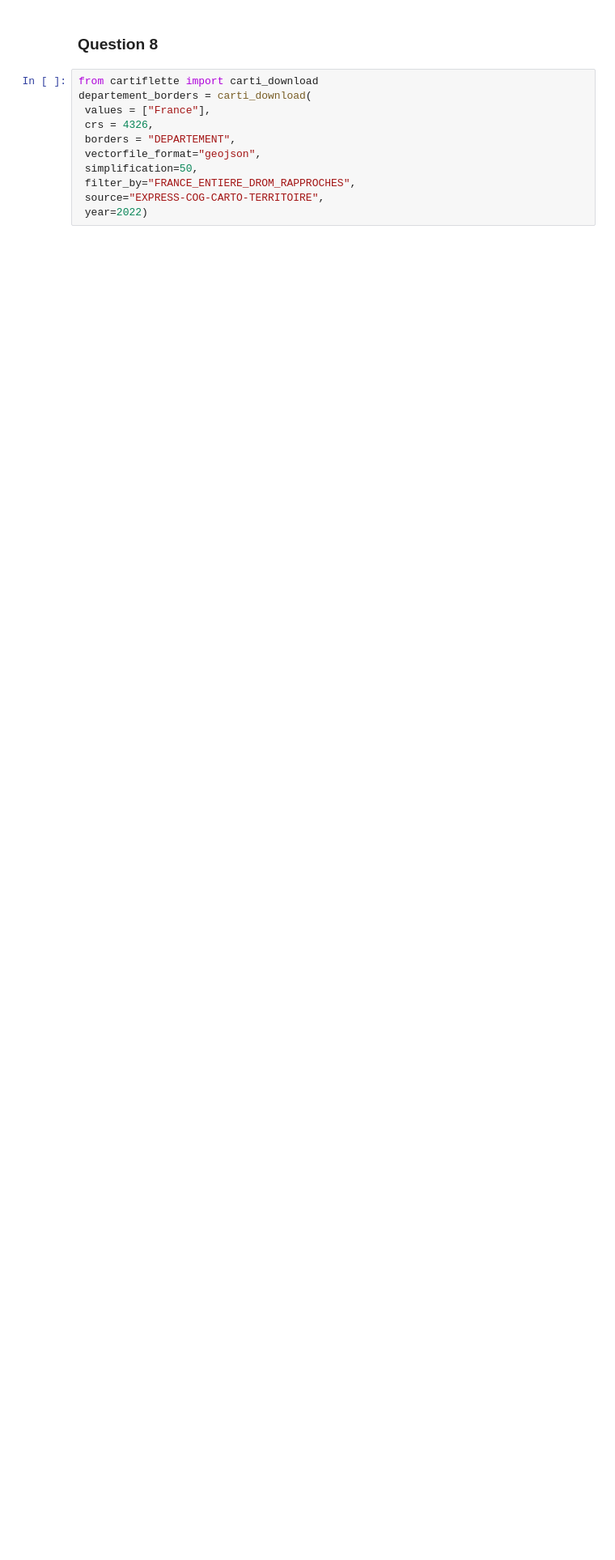
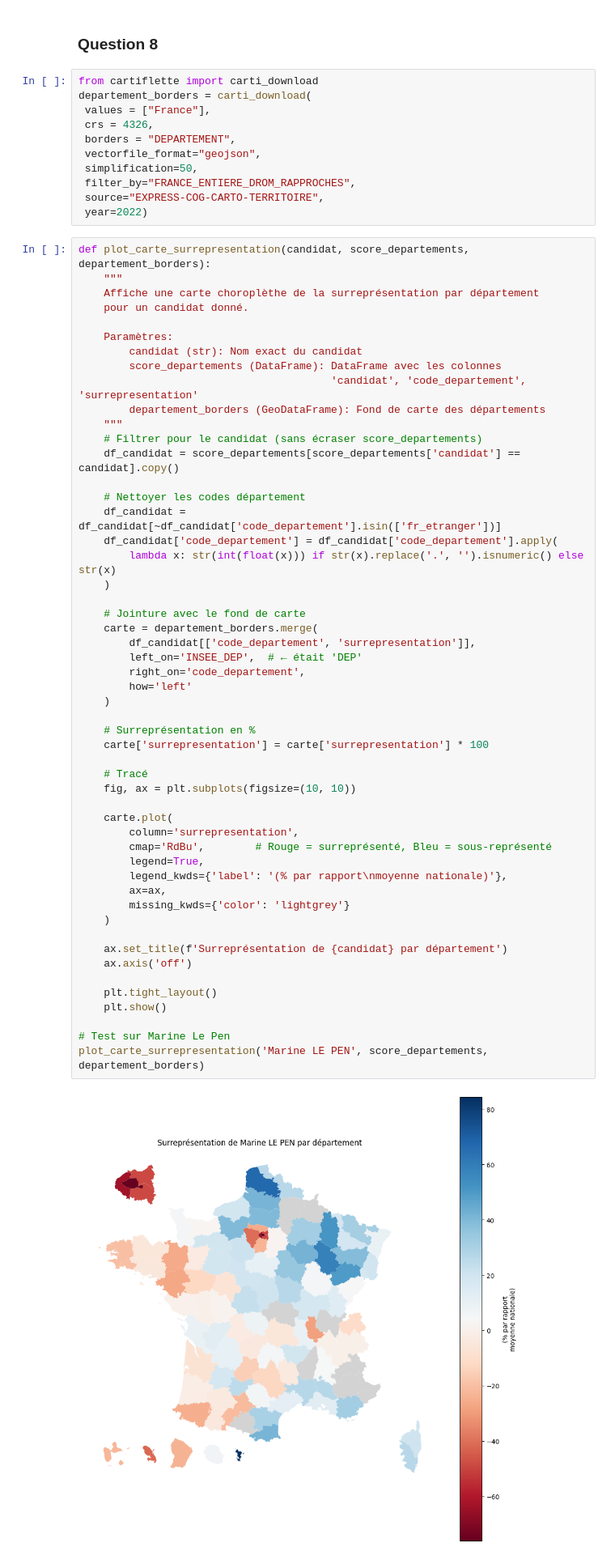
Before and after one commit to Ameane/DM_Python_pour_la_datascience_GROUPE_1B, a Jupyter notebook: main.ipynb, the cells around one changed output. Shown at 81% size. Drawn from its saved outputs; the diff is of its cells as text; blank space fills up the shorter version.

```diff
--- a/main.ipynb
+++ b/main.ipynb
@@ -255,3 +255,57 @@ departement_borders = carti_download(
  filter_by="FRANCE_ENTIERE_DROM_RAPPROCHES",
  source="EXPRESS-COG-CARTO-TERRITOIRE",
  year=2022)
+# %%
+def plot_carte_surrepresentation(candidat, score_departements, departement_borders):
+    """
+    Affiche une carte choroplèthe de la surreprésentation par département
+    pour un candidat donné.
+
+    Paramètres:
+        candidat (str): Nom exact du candidat
+        score_departements (DataFrame): DataFrame avec les colonnes
+                                        'candidat', 'code_departement', 'surrepresentation'
+        departement_borders (GeoDataFrame): Fond de carte des départements
+    """
+    # Filtrer pour le candidat (sans écraser score_departements)
+    df_candidat = score_departements[score_departements['candidat'] == candidat].copy()
+
+    # Nettoyer les codes département
+    df_candidat = df_candidat[~df_candidat['code_departement'].isin(['fr_etranger'])]
+    df_candidat['code_departement'] = df_candidat['code_departement'].apply(
+        lambda x: str(int(float(x))) if str(x).replace('.', '').isnumeric() else str(x)
+    )
+
+    # Jointure avec le fond de carte
+    carte = departement_borders.merge(
+        df_candidat[['code_departement', 'surrepresentation']],
+        left_on='INSEE_DEP',  # ← était 'DEP'
+        right_on='code_departement',
+        how='left'
+    )
+
+    # Surreprésentation en %
+    carte['surrepresentation'] = carte['surrepresentation'] * 100
+
+    # Tracé
+    fig, ax = plt.subplots(figsize=(10, 10))
+
+    carte.plot(
+        column='surrepresentation',
+        cmap='RdBu',        # Rouge = surreprésenté, Bleu = sous-représenté
+        legend=True,
+        legend_kwds={'label': '(% par rapport\nmoyenne nationale)'},
+        ax=ax,
+        missing_kwds={'color': 'lightgrey'}
+    )
+
+    ax.set_title(f'Surreprésentation de {candidat} par département')
+    ax.axis('off')
+
+    plt.tight_layout()
+    plt.show()
+
+# Test sur Marine Le Pen
+plot_carte_surrepresentation('Marine LE PEN', score_departements, departement_borders)
+# %% [output]
+[figure, added]
```
